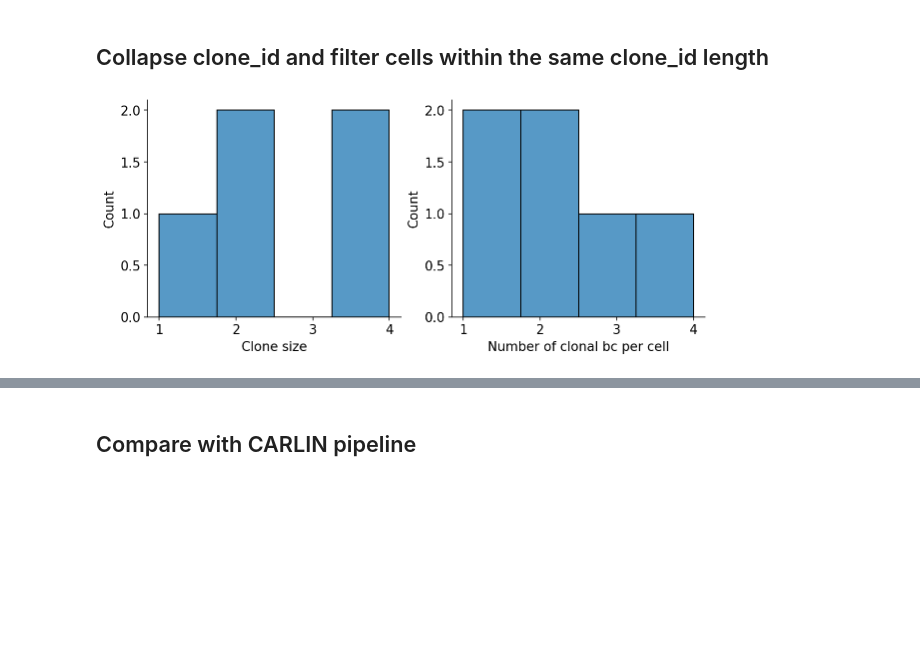
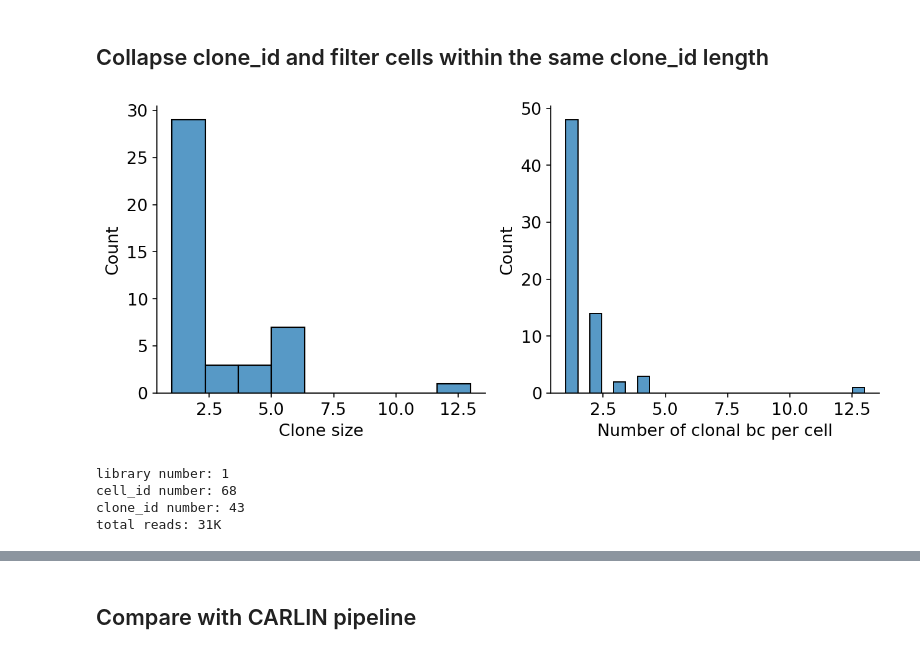
Before and after one commit to JarningGau/snakemake_DARLIN, a Jupyter notebook: QC/single_cell_DARLIN-scCamellia.ipynb, the cells around one changed output, grey strips where cells are left out. Drawn from its saved outputs; the diff is of its cells as text; code cells hidden in the pictures; blank space fills up the shorter version.

```diff
--- a/QC/single_cell_DARLIN-scCamellia.ipynb
+++ b/QC/single_cell_DARLIN-scCamellia.ipynb
@@ -1,12 +1,12 @@
 # %%
 sample = "LL731-P2-TC"
 template = "Tigre"
-data_path = "/storage/wangshouwenLab/limited_shared_folder/analysis/CARLIN/20220717_SC_3A/TC/raw_fastq"
-output_dir = "/storage/wangshouwenLab/limited_shared_folder/analysis/CARLIN/20220717_SC_3A/TC/CARLIN/Shouwen_Method"
+data_path = "/storage/wangshouwenLab/limited_shared_folder/analysis/CARLIN/20220717_SC_3A/test/LL731-P2-TC"
+output_dir = "/storage/wangshouwenLab/limited_shared_folder/analysis/CARLIN/20220717_SC_3A/test/output"
 ref_dir ='/storage/wangshouwenLab/shared_folder/packages/snakemake_DARLIN/reference'
 CARLIN_read_cutoff=3 # used to compare with CARLIN pipeline
 cfg='scCamellia' # ['sc10xV3',  'scCamellia']
-min_reads_per_allele_group=0 # the lower bound of the later read count filtering, after denoising, and re-group reads.
+min_reads_per_allele_group=1 # the lower bound of the later read count filtering, after denoising, and re-group reads.
 distance_relative_threshold=0.03 # 5% error rate, will be multipled with the sequence length
 read_ratio_threshold=0.6
 seq_3prime_upper_N=12
@@ -58,5 +58,5 @@ data_path
 # %%
 %%time
 ## load sequences
-df_raw_reads=dar.CARLIN_raw_reads(data_path,sample,protocol=cfg,fastq_format=1)
+df_raw_reads=dar.CARLIN_raw_reads(data_path,sample,protocol=cfg,fastq_format=0) # format 0: _R1.fastq.gz;  format 1: _L001_R1_001.fastq.gz
 # %% [output]
@@ -140,7 +148,7 @@ We first perform barcode cleaning within a certian distance, then re-calculate t
 # %% [markdown]
 ## Collapse clone_id and filter cells within the same clone_id length
 # %%
-read_cutoff=2 # initial read count filtering
+read_cutoff=3 # initial read count filtering
 # min_reads_per_allele_group=5 # the lower bound of the later read count filtering, after denoising, and re-group reads.
 # distance_relative_threshold=0.05 # 5% error rate, will be multipled with the sequence length
 
@@ -162,8 +170,15 @@ for target_length in sorted(unique_seq_length):
     df_list.append(df_HQ_group)
 df_denoise_bc_0=pd.concat(df_list)
 # %%
-larry.QC_clonal_reports(df_denoise_bc_1)
+larry.QC_clonal_reports(df_denoise_bc_0)
 # %% [output]
-[figure, old version]
+[figure, new version]
+# %%
+larry.print_statistics(df_denoise_bc_0)
+# %% [output]
+library number: 1
+cell_id number: 68
+clone_id number: 43
+total reads: 31K
 # %%
 # use a low-filtering threshold, and also avoid filtering out valid_cell ids from above
```
Also changed, not shown: parts of 29 cells of this notebook.
